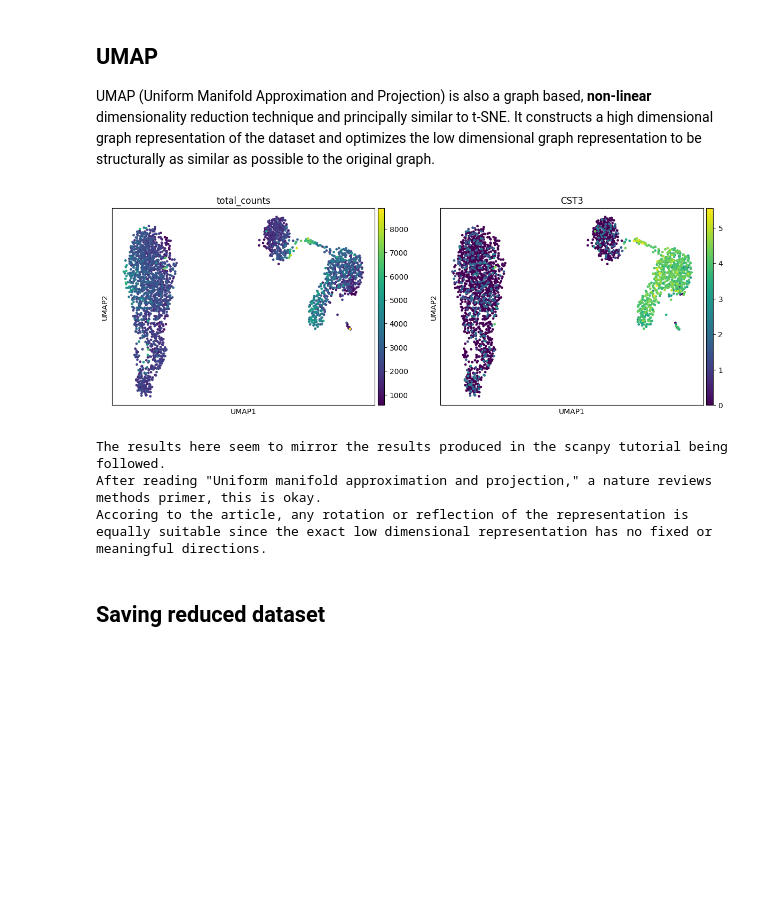
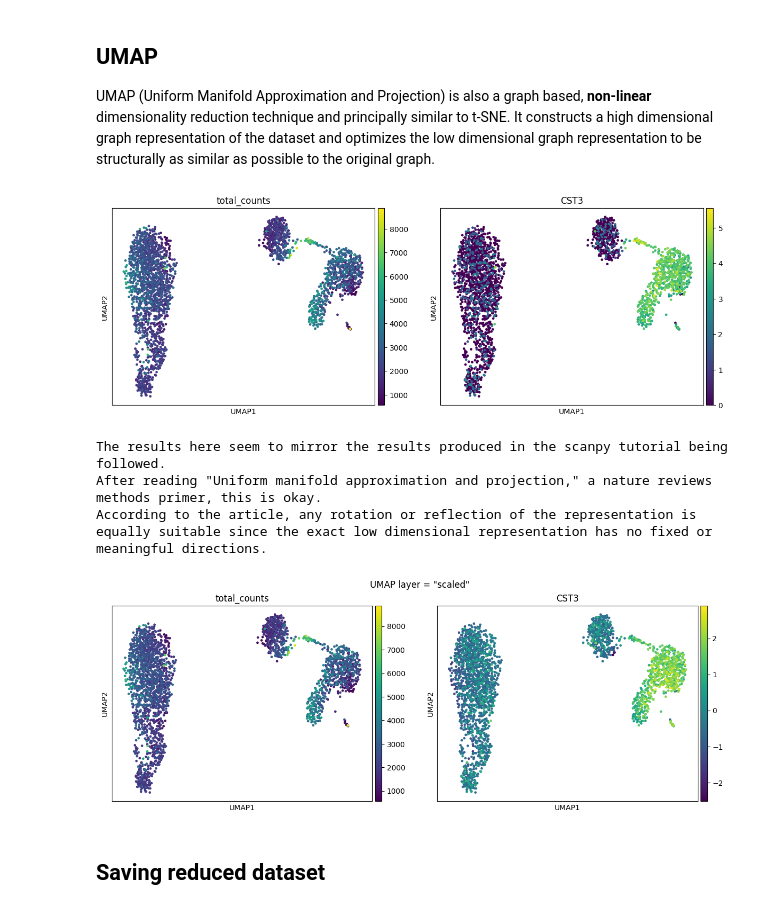
Before and after one commit to monicadavanzo/exploring-bioinformatics, a Jupyter notebook: pbmc3k-scanpy/notebooks/02_dimensionality_reduction.ipynb, the cells around one changed output. Cells and saved outputs as stored; diff of their text form; code cells hidden in the pictures; blank space fills up the shorter version.

Commit message:
additional UMAP visual added to 02_dimensionality_reduction viewing on the scaled layer. leiden clustering completed in 03_clustering and clustered data saved.

```diff
--- a/pbmc3k-scanpy/notebooks/02_dimensionality_reduction.ipynb
+++ b/pbmc3k-scanpy/notebooks/02_dimensionality_reduction.ipynb
@@ -92,16 +92,20 @@ UMAP (Uniform Manifold Approximation and Projection) is also a graph based, **no
 # %%
 #need to find neighbors for umap
 sc.pp.neighbors(adata, n_neighbors=10, n_pcs=40) # n_neighbors = 15, X_pca (n_pcs = 50) is used by default.
-sc.tl.umap(adata)
+sc.tl.umap(adata) # this will be on the .X layer. So, normalized and log-transformed.
 sc.pl.umap(adata, color=['total_counts', 'CST3'])
 print('The results here seem to mirror the results produced in the scanpy tutorial being followed.')
 print('After reading "Uniform manifold approximation and projection," a nature reviews methods primer, this is okay.')
 print('According to the article, any rotation or reflection of the representation is equally suitable since the exact low dimensional representation has no fixed or meaningful directions.')
+sc.pl.umap(adata, color=['total_counts','CST3'], layer='scaled', show = False)
+plt.suptitle('UMAP layer = "scaled"', y = 1) # y= affects title placement
+plt.show()
 # %% [output]
 [figure]
 The results here seem to mirror the results produced in the scanpy tutorial being followed.
 After reading "Uniform manifold approximation and projection," a nature reviews methods primer, this is okay.
-Accoring to the article, any rotation or reflection of the representation is equally suitable since the exact low dimensional representation has no fixed or meaningful directions.
+According to the article, any rotation or reflection of the representation is equally suitable since the exact low dimensional representation has no fixed or meaningful directions.
+[figure, added]
 # %% [markdown]
 ## Saving reduced dataset
 # %%
```
Also changed, not shown: 1 other file.
